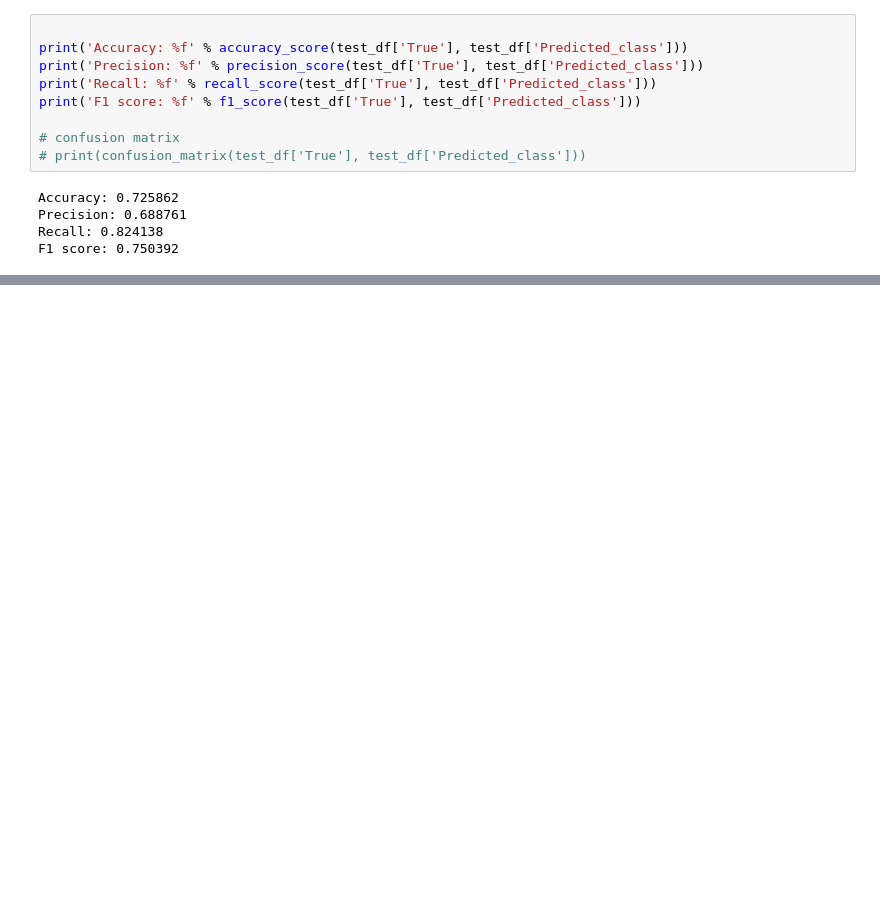
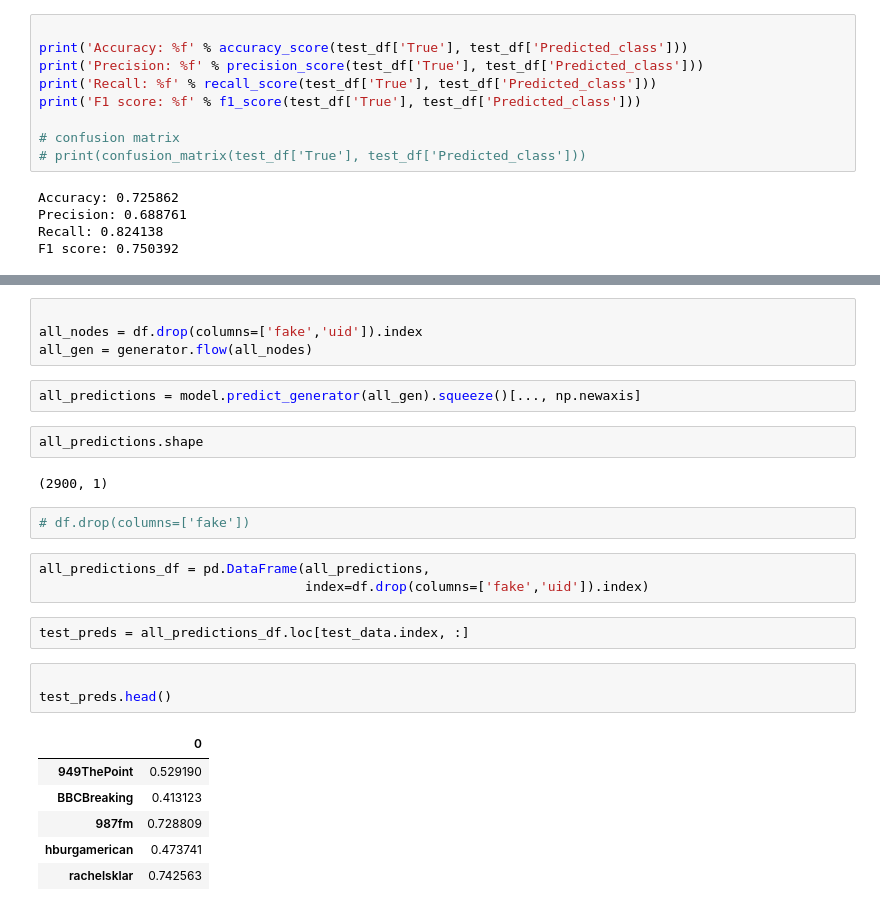
Before and after one commit to Aveek-Saha/TwitterFakeNet, a Jupyter notebook: GNN.ipynb, the cells around one changed output, grey strips where cells are left out. Saved outputs shown, nothing was run; the diff lists cells and outputs as text; blank space fills up the shorter version.

```diff
--- a/GNN.ipynb
+++ b/GNN.ipynb
@@ -361,0 +437,27 @@ F1 score: 0.750392
+# %%
+
+all_nodes = df.drop(columns=['fake','uid']).index
+all_gen = generator.flow(all_nodes)
+# %%
+all_predictions = model.predict_generator(all_gen).squeeze()[..., np.newaxis]
+# %%
+all_predictions.shape
+# %% [output]
+(2900, 1)
+# %%
+# df.drop(columns=['fake'])
+# %%
+all_predictions_df = pd.DataFrame(all_predictions,
+                                  index=df.drop(columns=['fake','uid']).index)
+# %%
+test_preds = all_predictions_df.loc[test_data.index, :]
+# %%
+
+test_preds.head()
+# %% [output]
+|  | 0 |
+| 949ThePoint | 0.529190 |
+| BBCBreaking | 0.413123 |
+| 987fm | 0.728809 |
+| hburgamerican | 0.473741 |
+| rachelsklar | 0.742563 |
```
Also changed, not shown: parts of 24 cells of this notebook, 1 other file.
